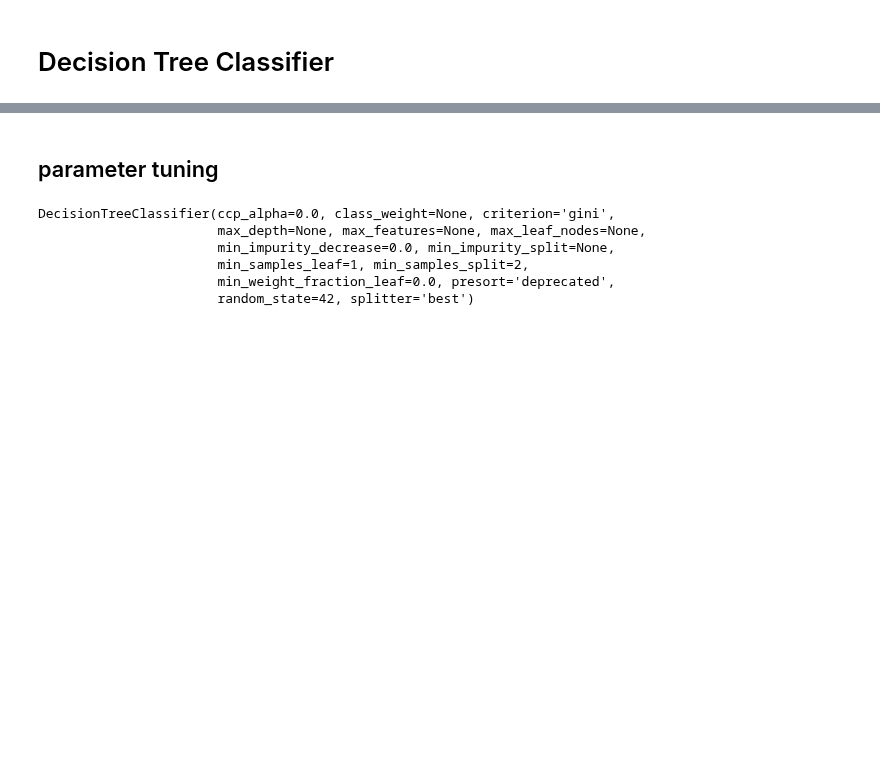
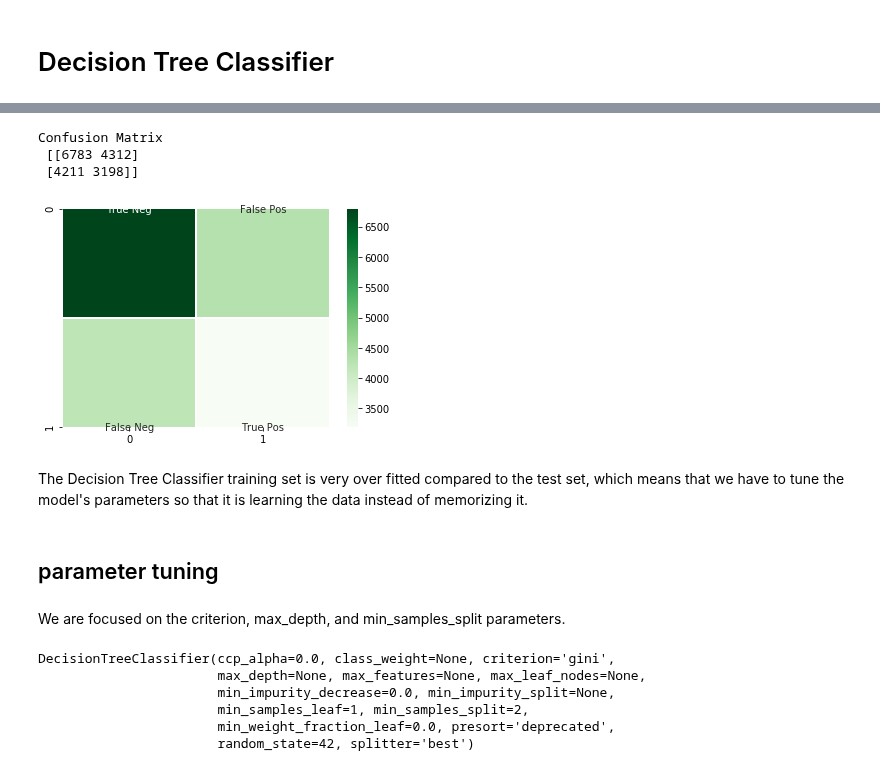
Before and after one commit to annasophiat/diabetic-readmissions, a Jupyter notebook: diabetes_machine_learning.ipynb, the cells around one changed output, grey strips where cells are left out. Cells and saved outputs as stored; diff of their text form; code cells hidden in the pictures; blank space fills up the shorter version.

```diff
--- a/diabetes_machine_learning.ipynb
+++ b/diabetes_machine_learning.ipynb
@@ -249,5 +200,24 @@ weighted avg       0.54      0.54      0.54     15420
+# %%
+# confusion matrix
+cm = confusion_matrix(y_test, decision_tree_pred)
+print('Confusion Matrix \n', cm)
+
+labels = ['True Neg', 'False Pos', 'False Neg', 'True Pos']
+labels = np.asarray(labels).reshape(2,2)
+
+sns.heatmap(cm, annot=labels, fmt='', linewidths=.5, cmap='Greens')
+plt.show()
+# %% [output]
+Confusion Matrix
+ [[6783 4312]
+ [4211 3198]]
+[figure, added]
+# %% [markdown]
+The Decision Tree Classifier training set is very over fitted compared to the test set, which means that we have to tune the model's parameters so that it is learning the data instead of memorizing it.
 # %% [markdown]
 ## parameter tuning
+# %% [markdown]
+We are focused on the criterion, max_depth, and min_samples_split parameters.
 # %%
 decision_tree.fit(X_train, y_train)
 # %% [output]
```
Also changed, not shown: parts of 68 cells of this notebook.
